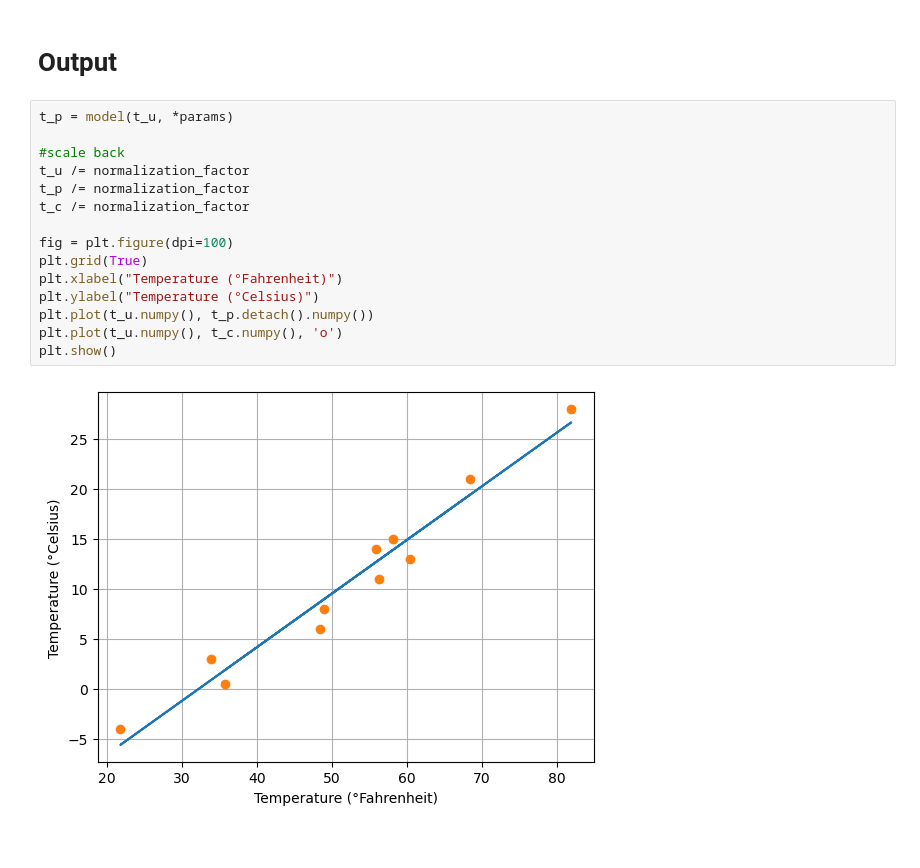
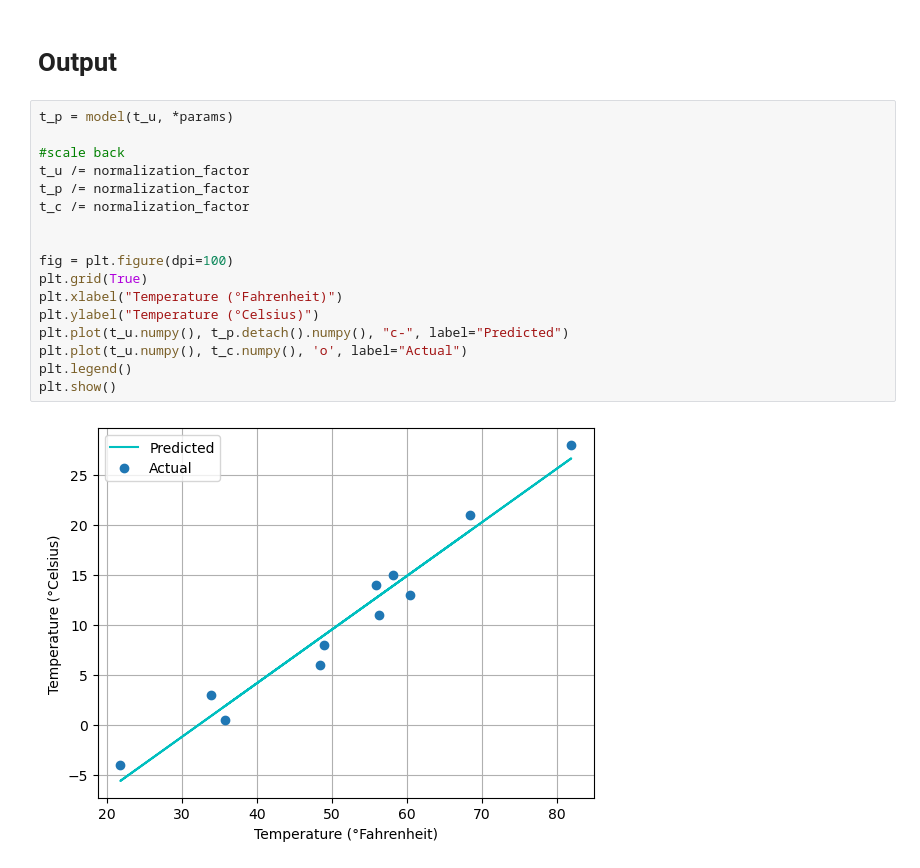
Before and after one commit to tmbharathiraja/pytorch, a Jupyter notebook: LinearRegression/ManualLinearRegression.ipynb, the cells around one changed output. Saved outputs shown, nothing was run; the diff lists cells and outputs as text.

```diff
--- a/LinearRegression/ManualLinearRegression.ipynb
+++ b/LinearRegression/ManualLinearRegression.ipynb
@@ -251,17 +251,19 @@ w, b
 # %%
 t_p = model(t_u, *params)
 
 #scale back
 t_u /= normalization_factor
 t_p /= normalization_factor
 t_c /= normalization_factor
 
+
 fig = plt.figure(dpi=100)
 plt.grid(True)
 plt.xlabel("Temperature (°Fahrenheit)")
 plt.ylabel("Temperature (°Celsius)")
-plt.plot(t_u.numpy(), t_p.detach().numpy())
-plt.plot(t_u.numpy(), t_c.numpy(), 'o')
+plt.plot(t_u.numpy(), t_p.detach().numpy(), "c-", label="Predicted")
+plt.plot(t_u.numpy(), t_c.numpy(), 'o', label="Actual")
+plt.legend()
 plt.show()
 # %% [output]
-[figure, old version]
+[figure, new version]
```
Also changed, not shown: 3 other files.
